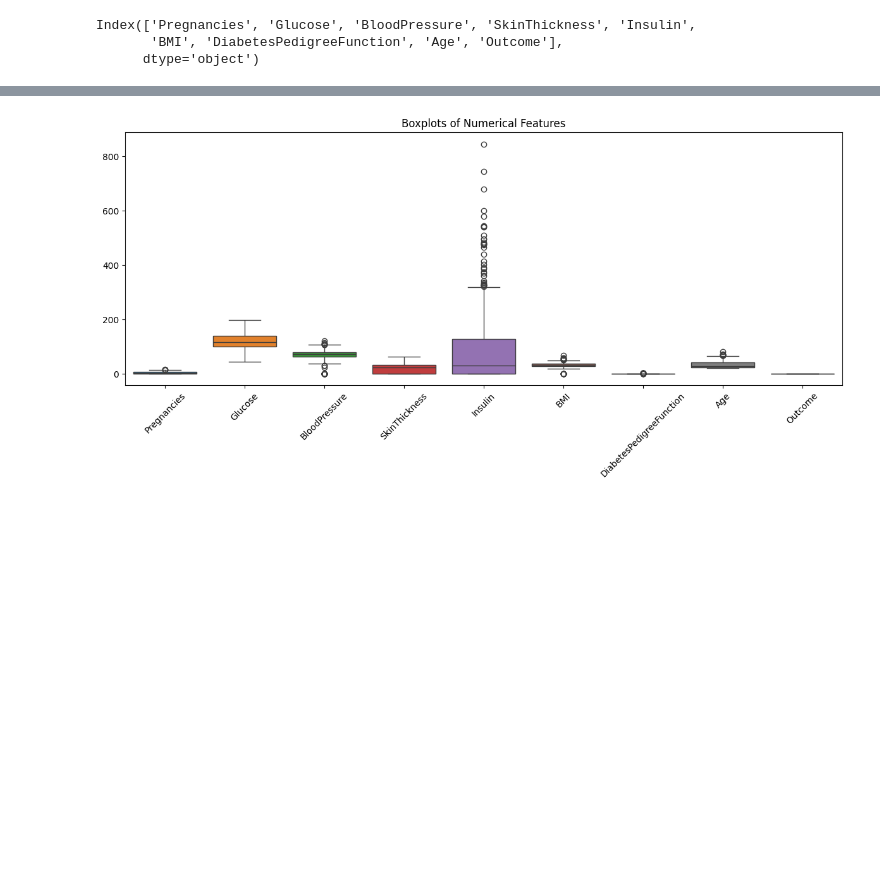
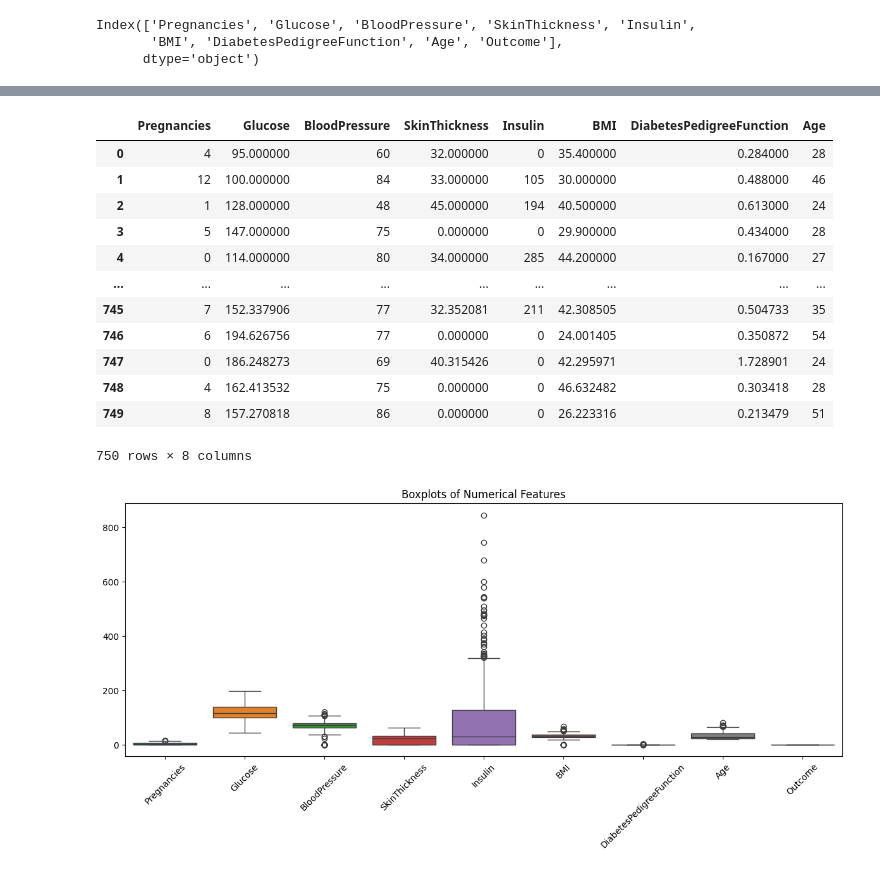
Before and after one commit to shayan-naghizade/ML_Practice, a Jupyter notebook: Diabetes Prediction With KNN/code.ipynb, the cells around one changed output, grey strips where cells are left out. Saved outputs shown, nothing was run; the diff lists cells and outputs as text; code cells hidden in the pictures; blank space fills up the shorter version.

```diff
--- a/Diabetes Prediction With KNN/code.ipynb
+++ b/Diabetes Prediction With KNN/code.ipynb
@@ -161,3 +204,19 @@ df["SkinThickness"] = df["SkinThickness"].apply(
+# %%
+X_train
+# %% [output]
+|  | Pregnancies | Glucose | BloodPressure | SkinThickness | Insulin | BMI | DiabetesPedigreeFunction | Age |
+| 0 | 4 | 95.000000 | 60 | 32.000000 | 0 | 35.400000 | 0.284000 | 28 |
+| 1 | 12 | 100.000000 | 84 | 33.000000 | 105 | 30.000000 | 0.488000 | 46 |
+| 2 | 1 | 128.000000 | 48 | 45.000000 | 194 | 40.500000 | 0.613000 | 24 |
+| 3 | 5 | 147.000000 | 75 | 0.000000 | 0 | 29.900000 | 0.434000 | 28 |
+| 4 | 0 | 114.000000 | 80 | 34.000000 | 285 | 44.200000 | 0.167000 | 27 |
+| ... | ... | ... | ... | ... | ... | ... | ... | ... |
+| 745 | 7 | 152.337906 | 77 | 32.352081 | 211 | 42.308505 | 0.504733 | 35 |
+| 746 | 6 | 194.626756 | 77 | 0.000000 | 0 | 24.001405 | 0.350872 | 54 |
+| 747 | 0 | 186.248273 | 69 | 40.315426 | 0 | 42.295971 | 1.728901 | 24 |
+| 748 | 4 | 162.413532 | 75 | 0.000000 | 0 | 46.632482 | 0.303418 | 28 |
+| 749 | 8 | 157.270818 | 86 | 0.000000 | 0 | 26.223316 | 0.213479 | 51 |
+750 rows × 8 columns
 # %%
 plt.figure(figsize=(12, 6))
 sns.boxplot(data=df.select_dtypes(include='number'))
```
Also changed, not shown: parts of 9 cells of this notebook.
